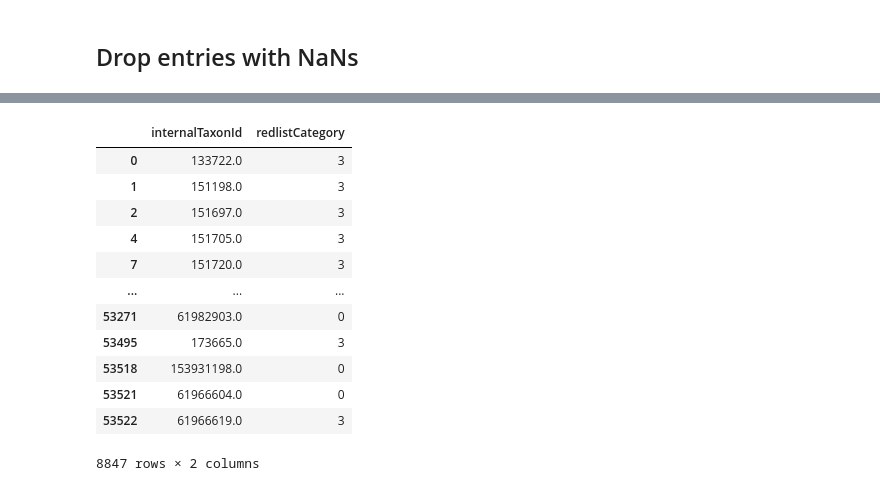
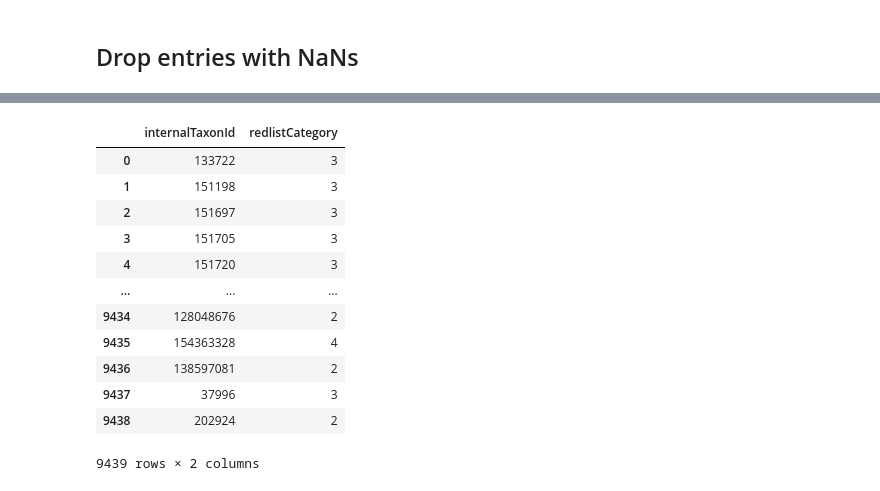
Before and after one commit to KristineNunez/HalamaNN, a Jupyter notebook: Preprocessing.ipynb, the cells around one changed output, grey strips where cells are left out. Drawn from its saved outputs; the diff is of its cells as text; code cells hidden in the pictures.

Commit message:
Update Preprocessing.ipynb
Fixed internalTaxonId mismatch issue; added feature selection section

```diff
--- a/Preprocessing.ipynb
+++ b/Preprocessing.ipynb
@@ -48,7 +57,7 @@ assessments_notDD.fillna("Unknown", inplace=True)
 
 assessments_enc = OneHotEncoder(handle_unknown="ignore", sparse=False)
 assessments_encoded = assessments_enc.fit_transform(assessments_notDD[assessments_features])
-assessments_encoded = pd.DataFrame(assessments_encoded)
+assessments_encoded = pd.DataFrame(assessments_encoded, index=assessments_notDD.index)
 assessments_encoded.columns = assessments_enc.get_feature_names_out()
 assessments_encoded["internalTaxonId"] = assessments_notDD["internalTaxonId"]
 assessments_encoded
@@ -329,22 +348,22 @@ X_preprocessed_dropna
 # %%
 y_preprocessed_dropna = pd.DataFrame()
 y_preprocessed_dropna["internalTaxonId"] = X_preprocessed_dropna["internalTaxonId"]
-y_preprocessed_dropna = y_preprocessed_dropna.merge(y_preprocessed, how="left", left_index=True, right_index=True)
+y_preprocessed_dropna = y_preprocessed_dropna.merge(y_preprocessed_fillna, how="left", on="internalTaxonId")
 y_preprocessed_dropna
 # %% [output]
 |  | internalTaxonId | redlistCategory |
-| 0 | 133722.0 | 3 |
-| 1 | 151198.0 | 3 |
-| 2 | 151697.0 | 3 |
-| 4 | 151705.0 | 3 |
-| 7 | 151720.0 | 3 |
+| 0 | 133722 | 3 |
+| 1 | 151198 | 3 |
+| 2 | 151697 | 3 |
+| 3 | 151705 | 3 |
+| 4 | 151720 | 3 |
 | ... | ... | ... |
-| 53271 | 61982903.0 | 0 |
-| 53495 | 173665.0 | 3 |
-| 53518 | 153931198.0 | 0 |
-| 53521 | 61966604.0 | 0 |
-| 53522 | 61966619.0 | 3 |
+| 9434 | 128048676 | 2 |
+| 9435 | 154363328 | 4 |
+| 9436 | 138597081 | 2 |
+| 9437 | 37996 | 3 |
+| 9438 | 202924 | 2 |
-8847 rows × 2 columns
+9439 rows × 2 columns
 # %%
 X_preprocessed_dropna.to_csv("X_preprocessed_dropna.csv", index=False)
 y_preprocessed_dropna.to_csv("y_preprocessed_dropna.csv", index=False)
```
Also changed, not shown: parts of 11 cells of this notebook.
